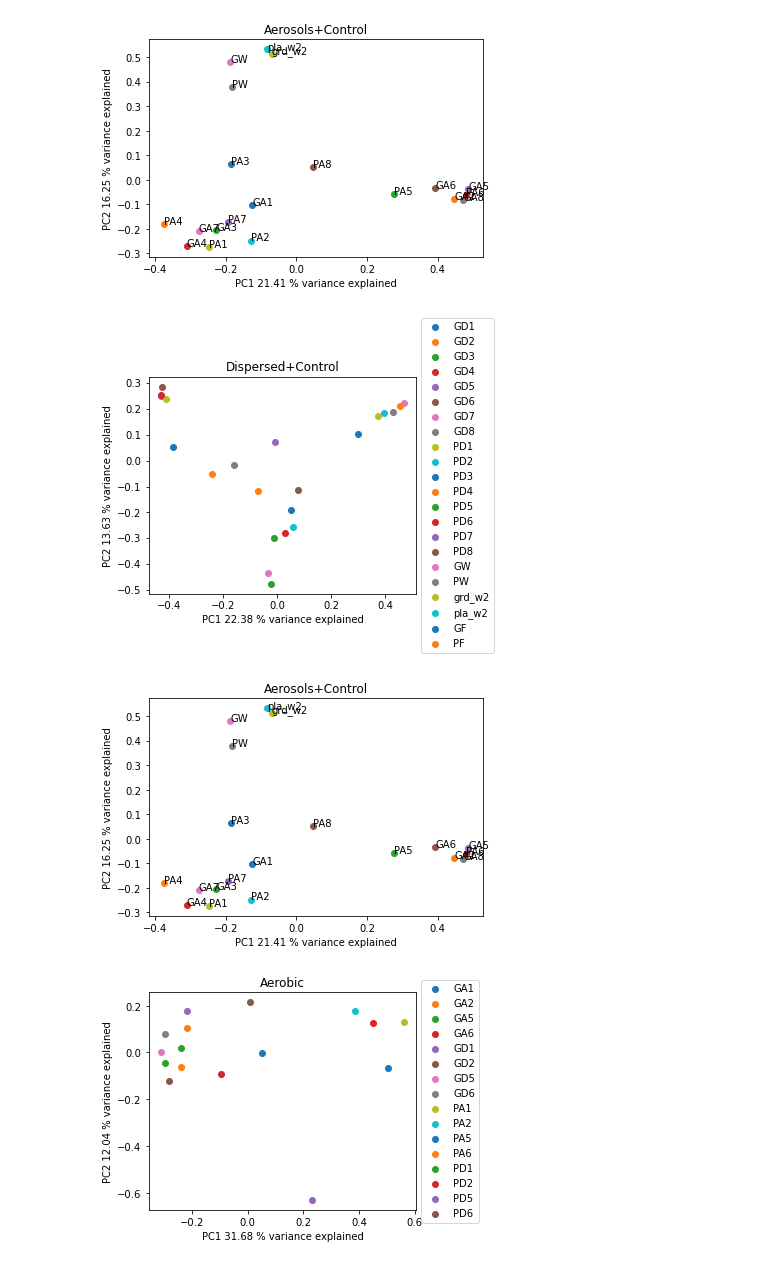
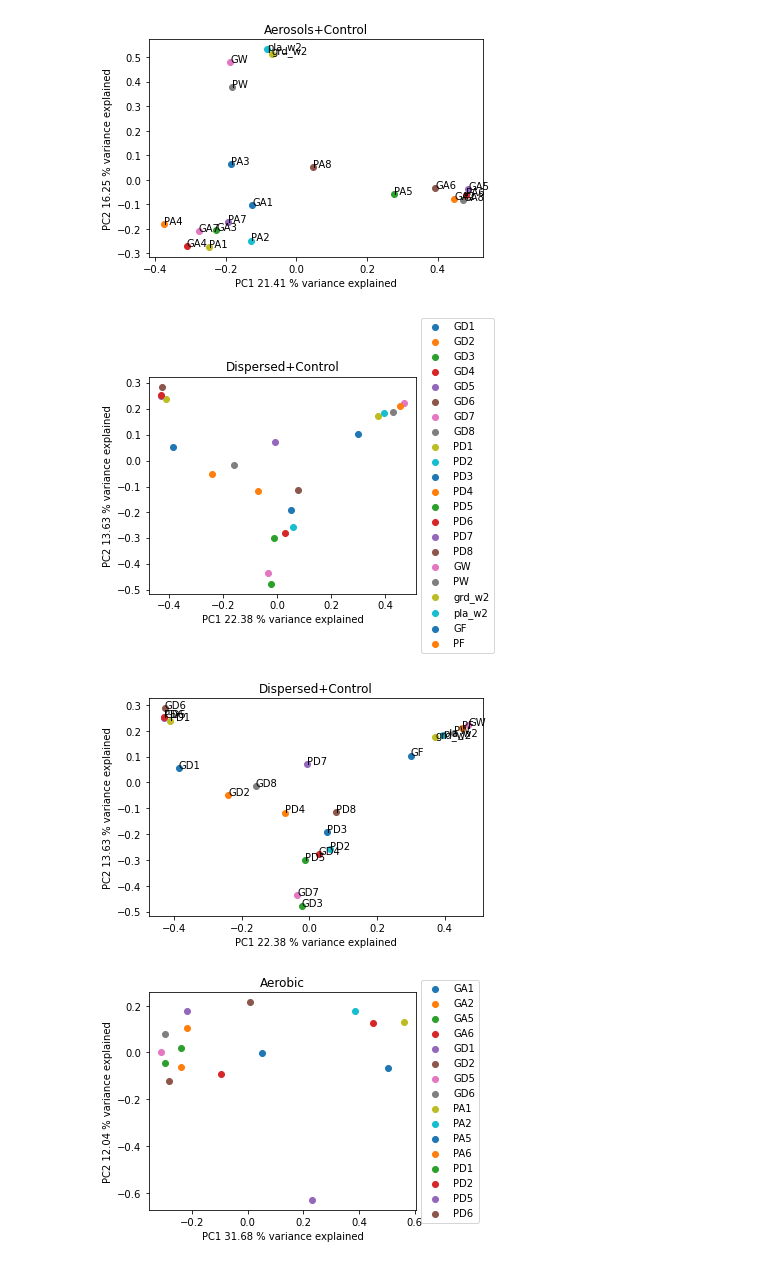
Before and after one commit to astrophysically/some_bio_plots, a Jupyter notebook: Bio_Anal_NEW.ipynb, the cells around one changed output. Drawn from its saved outputs; the diff is of its cells as text; code cells hidden in the pictures.

```diff
--- a/Bio_Anal_NEW.ipynb
+++ b/Bio_Anal_NEW.ipynb
@@ -474,10 +474,10 @@ plot_pcoa_lab(df,aerosols+aerosol_control,'Aerosols+Control')
 [figure]
 # %%
 plot_pcoa(df,dispersed+dispersed_control,'Dispersed+Control')
-plot_pcoa_lab(df,aerosols+aerosol_control,'Aerosols+Control')
+plot_pcoa_lab(df,dispersed+dispersed_control,'Dispersed+Control')
 # %% [output]
 [figure]
-[figure, old version]
+[figure, new version]
 # %%
 plot_pcoa(df,aerobic,'Aerobic')
 plot_pcoa_lab(df,aerobic,'Aerobic')
```
